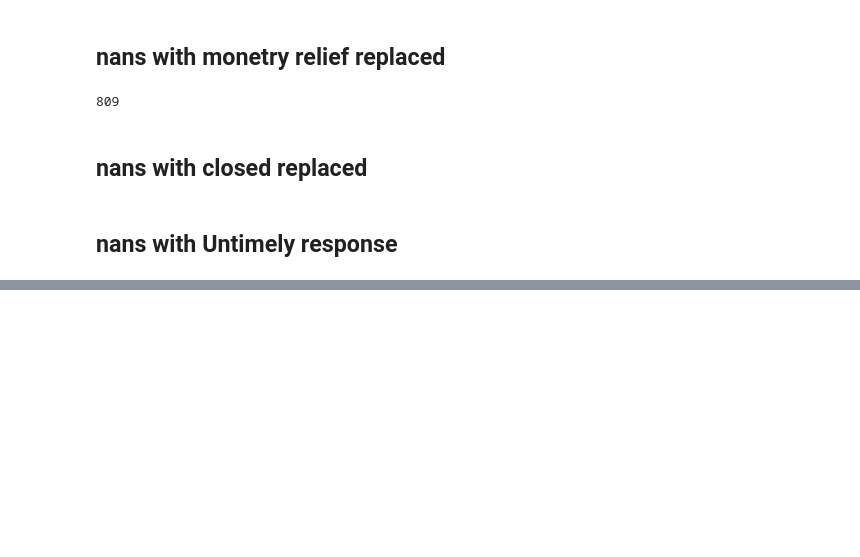
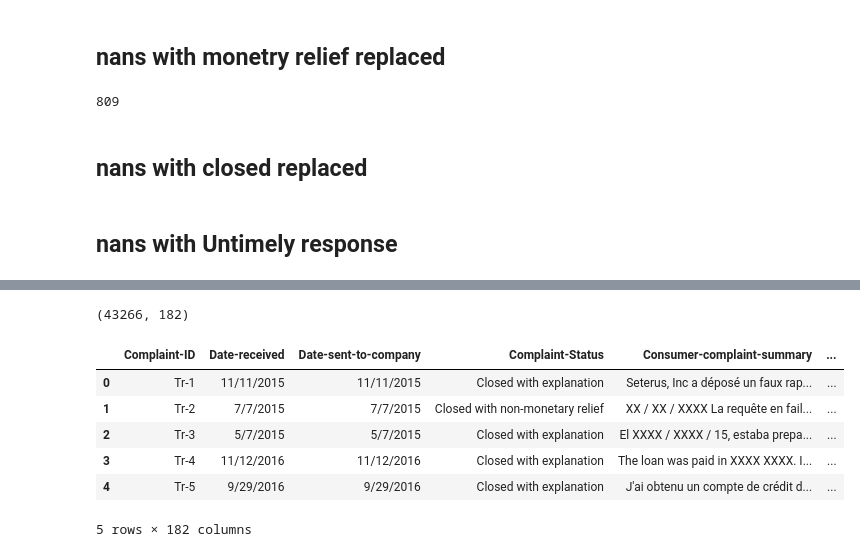
Before and after one commit to epicalyx/Brain_Wave-Solution, a Jupyter notebook: code/brainwave1.ipynb, the cells around one changed output, grey strips where cells are left out. Cells and saved outputs as stored; diff of their text form; code cells hidden in the pictures; blank space fills up the shorter version.

```diff
--- a/code/brainwave1.ipynb
+++ b/code/brainwave1.ipynb
@@ -220,2 +224,22 @@ for i in ls:
+# %%
+data=pd.get_dummies(data,columns=["Transaction-Type"],drop_first=True)
+# %%
+data=pd.get_dummies(data,columns=["Complaint-reason"],drop_first=True)
+# %%
+data=pd.get_dummies(data,columns=["Company-response"],drop_first=True)
 # %%
-data["Consumer-disputes"].isnull
+data=pd.get_dummies(data,columns=["Consumer-disputes"],drop_first=True)
+# %%
+data.shape
+# %% [output]
+(43266, 182)
+# %%
+del data["Complaint-ID"]
+# %% [output]
+|  | Complaint-ID | Date-received | Date-sent-to-company | Complaint-Status | Consumer-complaint-summary | ... |
+| 0 | Tr-1 | 11/11/2015 | 11/11/2015 | Closed with explanation | Seterus, Inc a déposé un faux rap... | ... |
+| 1 | Tr-2 | 7/7/2015 | 7/7/2015 | Closed with non-monetary relief | XX / XX / XXXX La requête en fail... | ... |
+| 2 | Tr-3 | 5/7/2015 | 5/7/2015 | Closed with explanation | El XXXX / XXXX / 15, estaba prepa... | ... |
+| 3 | Tr-4 | 11/12/2016 | 11/12/2016 | Closed with explanation | The loan was paid in XXXX XXXX. I... | ... |
+| 4 | Tr-5 | 9/29/2016 | 9/29/2016 | Closed with explanation | J'ai obtenu un compte de crédit d... | ... |
+5 rows × 182 columns
```
Also changed, not shown: parts of 1 cell of this notebook.
